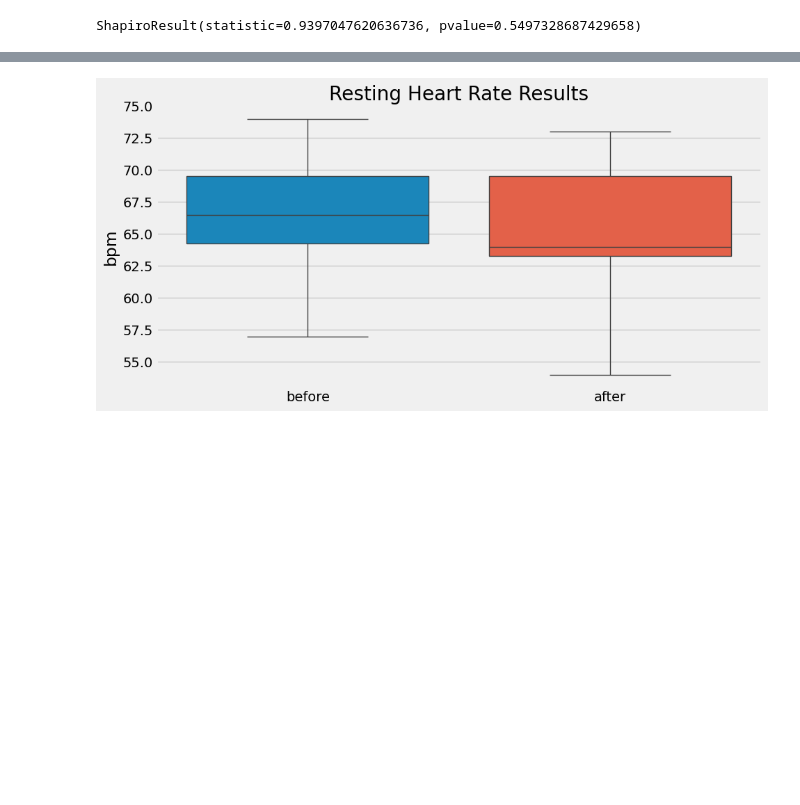
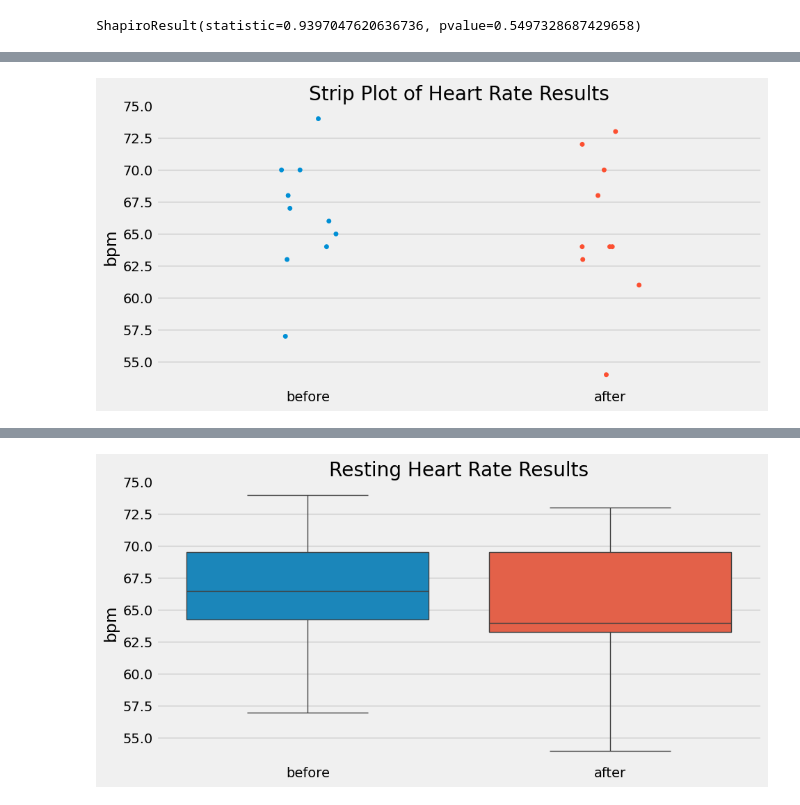
Before and after one commit to humphs078/applied_statistics, a Jupyter notebook: tasks.ipynb, the cells around one changed output, grey strips where cells are left out. Saved outputs shown, nothing was run; the diff lists cells and outputs as text; code cells hidden in the pictures; blank space fills up the shorter version.

Commit message:
Add contents to tasks and project notebooks. Tidy up both notebooks. Close out task three in tasks notebook. Delete image from image folder.

```diff
--- a/tasks.ipynb
+++ b/tasks.ipynb
@@ -641 +676,16 @@ ShapiroResult(statistic=0.9397047620636736, pvalue=0.5497328687429658)
+# %%
+# create an empty plot
+fig, ax = plt.subplots()
+
+# Strip plot.
+sns.stripplot(data=[results['before'], results['after']])
+
+# annotate the plot
+ax.set_ylabel('bpm')
+ax.set_title('Strip Plot of Heart Rate Results')
+
+# show the plot
+plt.show()
+# %% [output]
+[figure, added]
 # %% [markdown]
```
Also changed, not shown: parts of 68 cells of this notebook, 2 other files.
